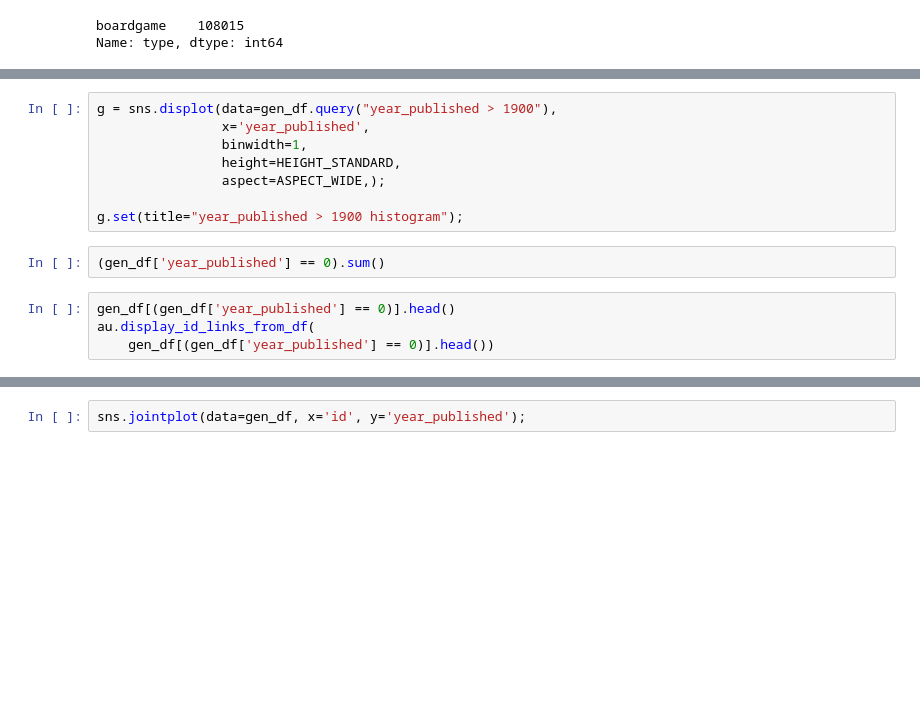
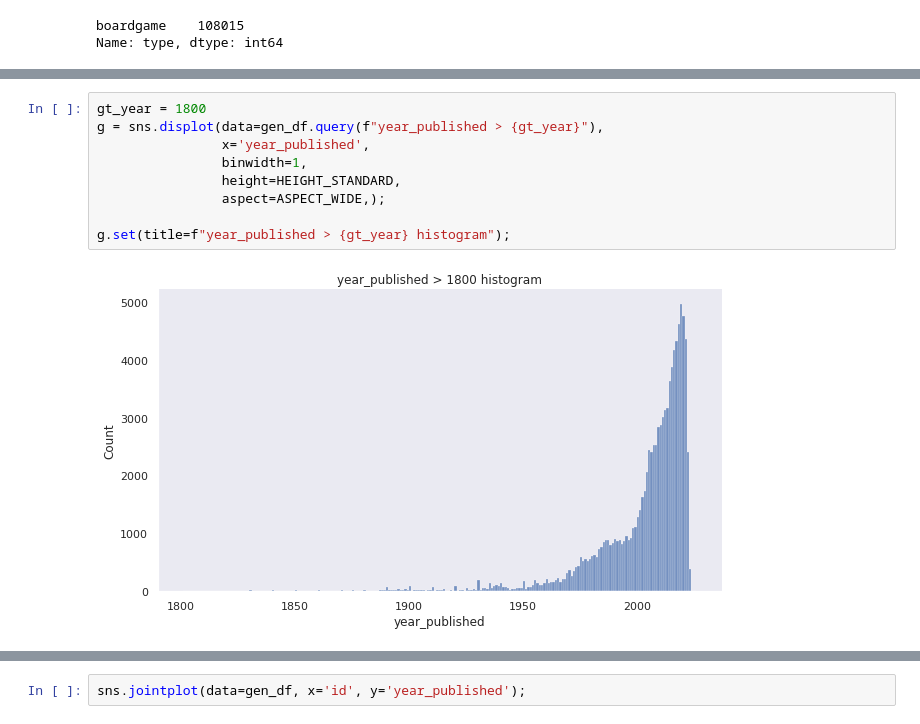
Before and after one commit to andrewKOwong/boardgames, a Jupyter notebook: analysis.ipynb, the cells around one changed output, grey strips where cells are left out. Saved outputs shown, nothing was run; the diff lists cells and outputs as text; blank space fills up the shorter version.

Commit message:
Add: year published more graphs and by time period examples

```diff
--- a/analysis.ipynb
+++ b/analysis.ipynb
@@ -260,14 +295,11 @@ g.set(title="year_published histogram (log scale y)");
 # %%
-g = sns.displot(data=gen_df.query("year_published > 1900"),
+gt_year = 1800
+g = sns.displot(data=gen_df.query(f"year_published > {gt_year}"),
                 x='year_published',
                 binwidth=1,
                 height=HEIGHT_STANDARD,
                 aspect=ASPECT_WIDE,);
 
-g.set(title="year_published > 1900 histogram");
+g.set(title=f"year_published > {gt_year} histogram");
+# %% [output]
+[figure, added]
-# %%
-(gen_df['year_published'] == 0).sum()
-# %%
-gen_df[(gen_df['year_published'] == 0)].head()
-au.display_id_links_from_df(
-    gen_df[(gen_df['year_published'] == 0)].head())
```
Also changed, not shown: parts of 10 cells of this notebook.
